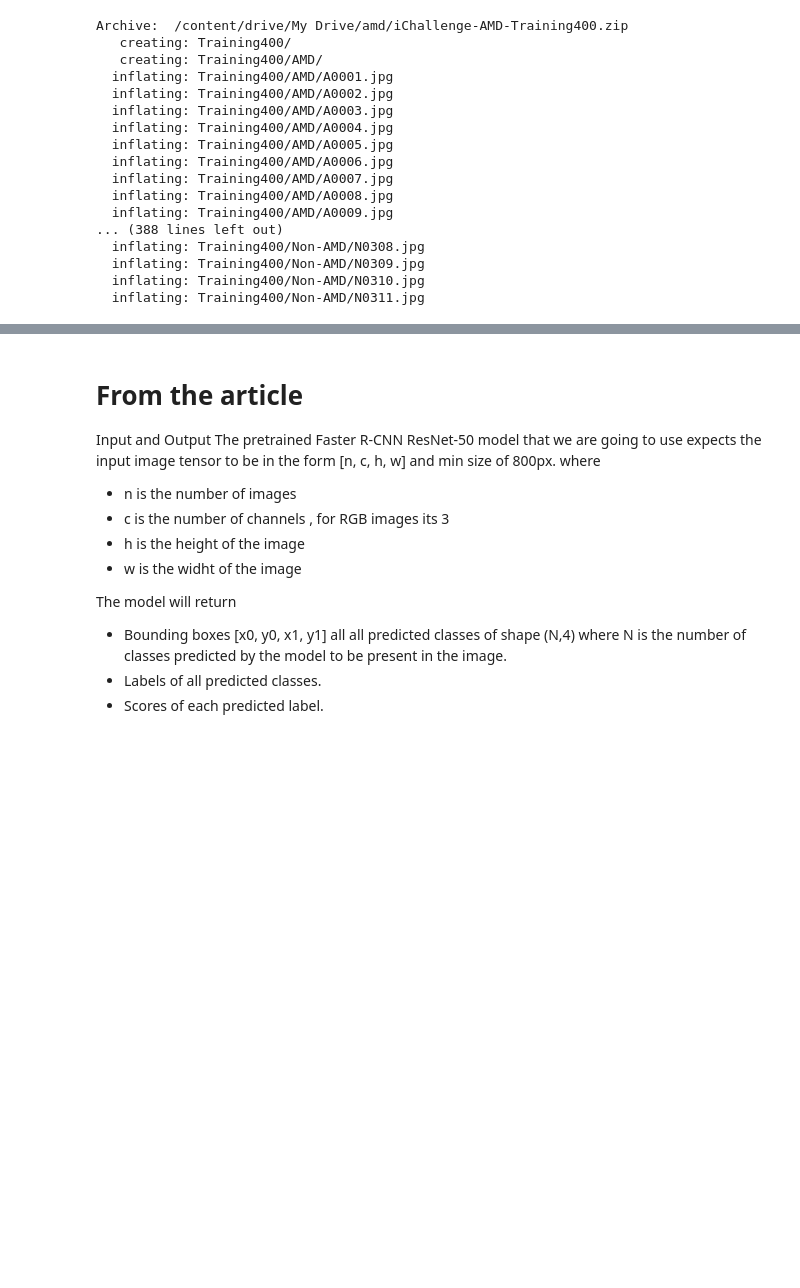
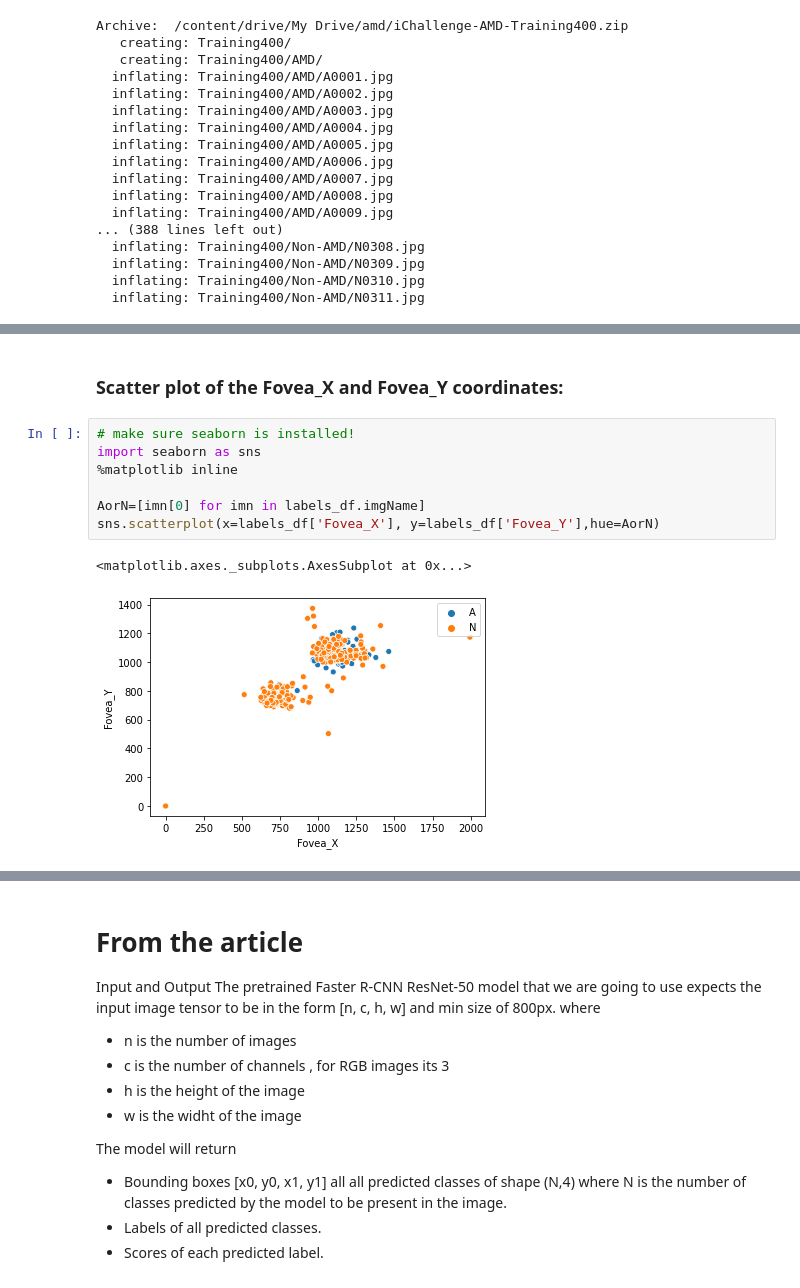
Before and after one commit to vikramkrishnan9885/MyColab, a Jupyter notebook: SingleObjectDetection.ipynb, the cells around one changed output, grey strips where cells are left out. Drawn from its saved outputs; the diff is of its cells as text; blank space fills up the shorter version.

```diff
--- a/SingleObjectDetection.ipynb
+++ b/SingleObjectDetection.ipynb
@@ -123,0 +147,12 @@ FileNotFoundError: ignored
+# %% [markdown]
+### Scatter plot of the Fovea_X and Fovea_Y coordinates:
+# %%
+# make sure seaborn is installed!
+import seaborn as sns
+%matplotlib inline
+
+AorN=[imn[0] for imn in labels_df.imgName]
+sns.scatterplot(x=labels_df['Fovea_X'], y=labels_df['Fovea_Y'],hue=AorN)
+# %% [output]
+<matplotlib.axes._subplots.AxesSubplot at 0x...>
+[figure, added]
```
Also changed, not shown: parts of 9 cells of this notebook.
